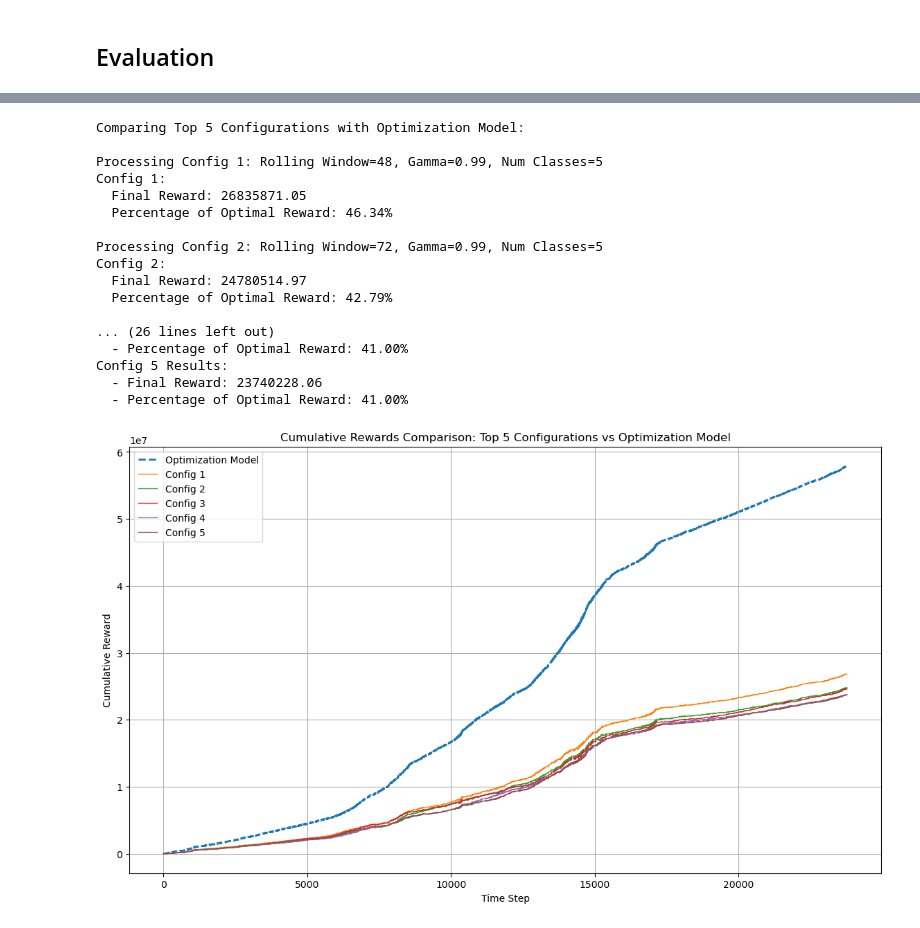
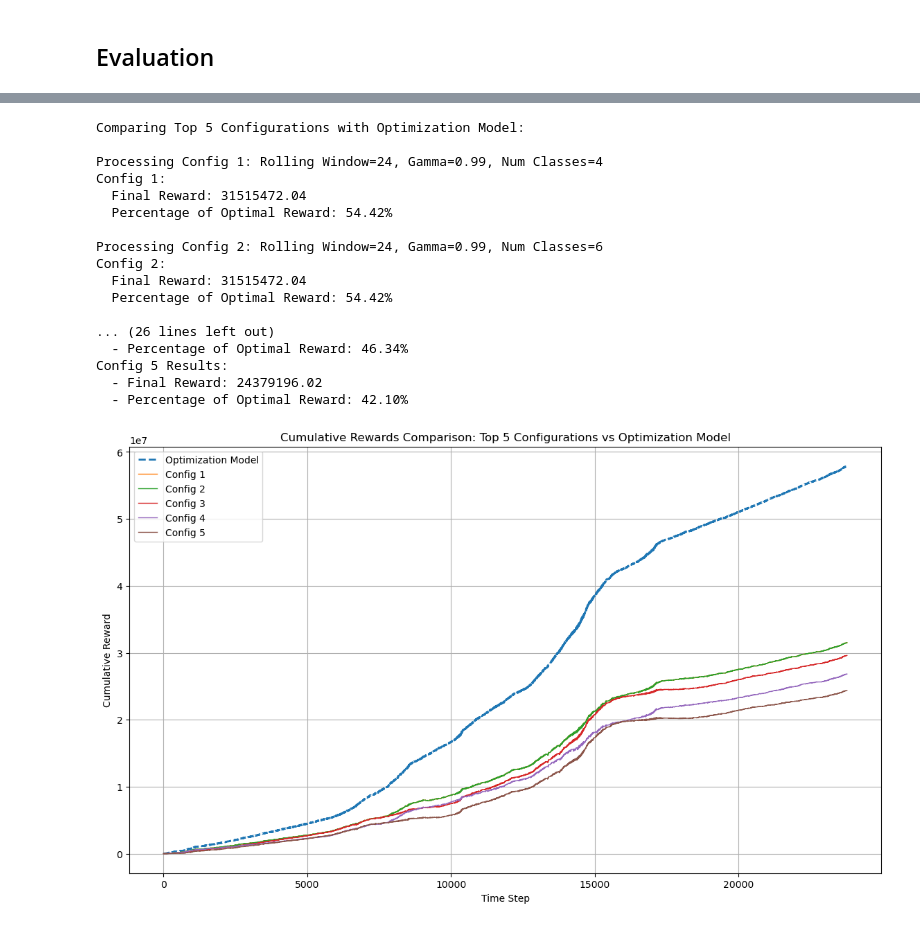
Before and after one commit to Max-f123/Machine_Learning_in_Energy_Systems, a Jupyter notebook: Assignment 03/Feli/Assignment_03_FELI.ipynb, the cells around one changed output, grey strips where cells are left out. Drawn from its saved outputs; the diff is of its cells as text; code cells hidden in the pictures.

```diff
--- a/Assignment 03/Feli/Assignment_03_FELI.ipynb
+++ b/Assignment 03/Feli/Assignment_03_FELI.ipynb
@@ -807,4 +760,5 @@ model = OptimisationModel(categorized_data)
 # %%
+# Compare Top 5 Configurations
 def compare_top_5_with_optimization(data, top_5_configs, optimization_rewards):
     """
     Compare the rewards of the top 5 configurations with the optimization model reward over time.
@@ -824,7 +778,10 @@ def compare_top_5_with_optimization(data, top_5_configs, optimization_rewards):
     print("\nComparing Top 5 Configurations with Optimization Model:\n")
 
     for i, config in enumerate(top_5_configs):
-        rolling_window, gamma, num_classes, _ = config
+        rolling_window = config['rolling_window']
+        gamma = config['gamma']
+        num_classes = config['num_classes']
+        epsilon = config['epsilon']
         print(f"Processing Config {i + 1}: Rolling Window={rolling_window}, Gamma={gamma}, Num Classes={num_classes}")
 
         # Re-categorize the data with the specific rolling window
@@ -839,12 +796,11 @@ def compare_top_5_with_optimization(data, top_5_configs, optimization_rewards):
 
         # Compute the transition matrix
         transition_matrix = calculate_transition_matrix(categorized_data, 'Category')
-        fixed_matrix = handle_transition_matrix_mismatch(transition_matrix, labels)
 
         # Initialize the optimizer with the specific gamma
         optimizer = BatteryValueIteration(
             soc_levels, actions, {label: i * 0.2 for i, label in enumerate(labels)},
-            categorized_data, labels, fixed_matrix, gamma=gamma, epsilon=0.1
+            categorized_data, labels, transition_matrix, gamma=gamma, epsilon=epsilon
         )
         optimizer.value_iteration()
         optimizer.test_on_data(categorized_data)
@@ -874,46 +830,45 @@ def compare_top_5_with_optimization(data, top_5_configs, optimization_rewards):
 top_configs_results = compare_top_5_with_optimization(data, top_5_configs, model.results["rewards"])
 
 # Display the results
 for config_name, results in top_configs_results.items():
     print(f"{config_name} Results:")
     print(f"  - Final Reward: {results['final_reward']:.2f}")
     print(f"  - Percentage of Optimal Reward: {results['percentage_of_optimal']:.2f}%")
 
-
 # Plot cumulative rewards for top 5 configurations and the optimization model
 plt.figure(figsize=(14, 8))
 plt.plot(model.results["rewards"], label="Optimization Model", linewidth=2, linestyle="--")
 
 # Add top 5 configurations to the plot
-for config_name, rewards in top_configs_rewards.items():
-    plt.plot(rewards, label=config_name, linewidth=1)
+for config_name, results in top_configs_results.items():
+    plt.plot(results['rewards'], label=config_name, linewidth=1)
 
 # Formatting the plot
 plt.title("Cumulative Rewards Comparison: Top 5 Configurations vs Optimization Model")
 plt.xlabel("Time Step")
 plt.ylabel("Cumulative Reward")
 plt.legend(loc="best")
 plt.grid(True)
 plt.show()
 # %% [output]
 Comparing Top 5 Configurations with Optimization Model:
 
-Processing Config 1: Rolling Window=48, Gamma=0.99, Num Classes=5
+Processing Config 1: Rolling Window=24, Gamma=0.99, Num Classes=4
 Config 1:
-  Final Reward: 26835871.05
-  Percentage of Optimal Reward: 46.34%
+  Final Reward: 31515472.04
+  Percentage of Optimal Reward: 54.42%
 
-Processing Config 2: Rolling Window=72, Gamma=0.99, Num Classes=5
+Processing Config 2: Rolling Window=24, Gamma=0.99, Num Classes=6
 Config 2:
-  Final Reward: 24780514.97
-  Percentage of Optimal Reward: 42.79%
+  Final Reward: 31515472.04
+  Percentage of Optimal Reward: 54.42%
 
 ... (26 lines left out)
-  - Percentage of Optimal Reward: 41.00%
+  - Percentage of Optimal Reward: 46.34%
 Config 5 Results:
-  - Final Reward: 23740228.06
-  - Percentage of Optimal Reward: 41.00%
+  - Final Reward: 24379196.02
+  - Percentage of Optimal Reward: 42.10%
-[figure, old version]
+[figure, new version]
 # %%
 # Print the cumulative rewards of the optimisation model vs. the reinforcement learning model
 plt.figure(figsize=(12, 6))
```
Also changed, not shown: parts of 6 cells of this notebook.
